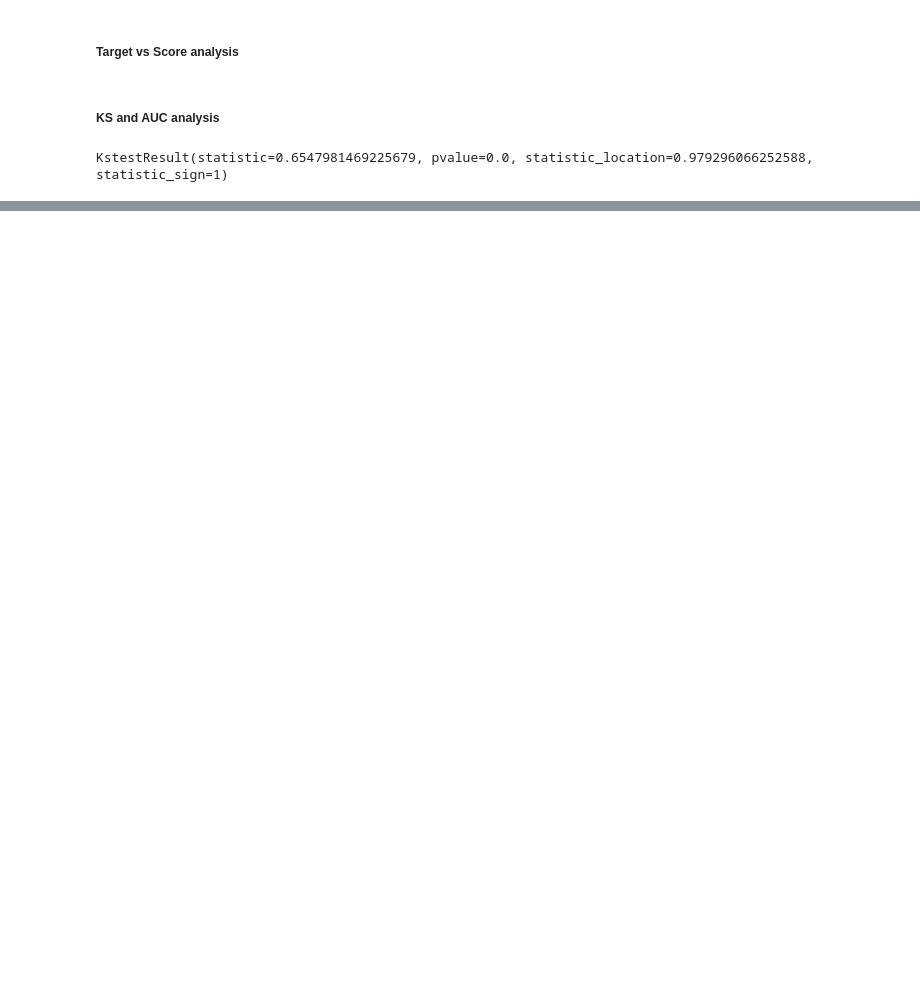
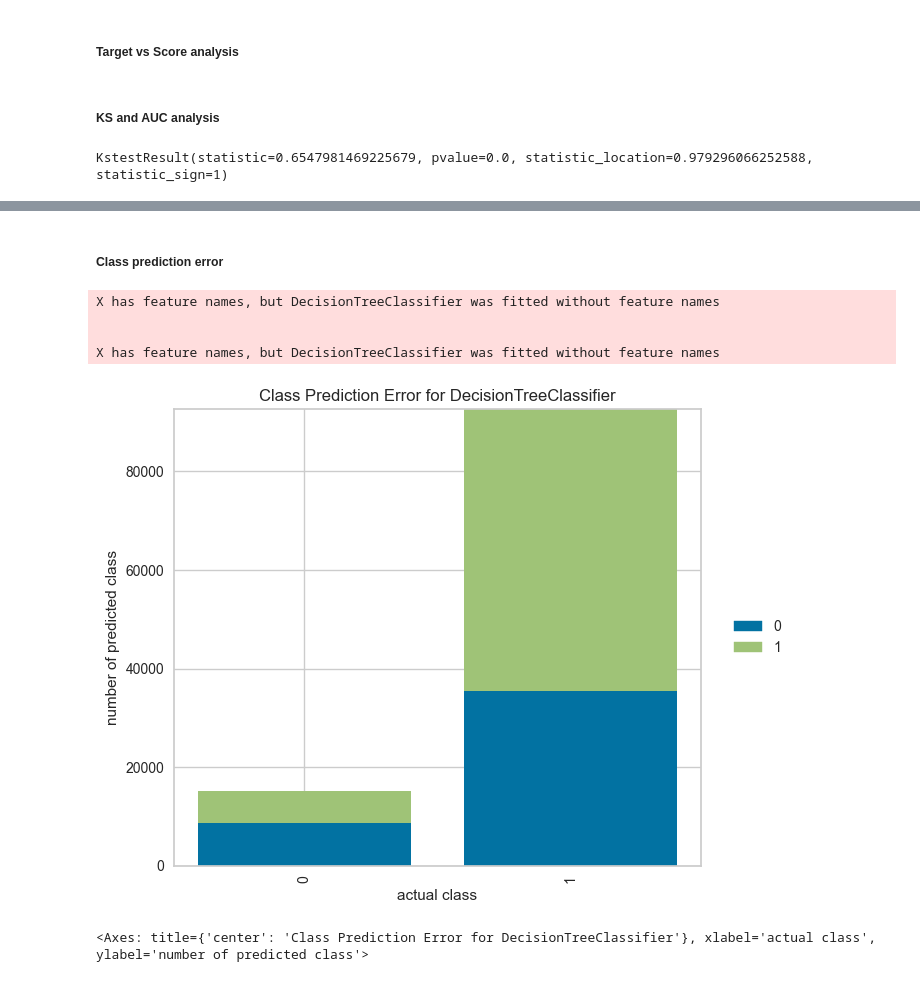
Before and after one commit to yvesemmanuel/machine_learning, a Jupyter notebook: credit analysis/decision_tree/evaluation.ipynb, the cells around one changed output, grey strips where cells are left out. Saved outputs shown, nothing was run; the diff lists cells and outputs as text; code cells hidden in the pictures; blank space fills up the shorter version.

```diff
--- a/credit analysis/decision_tree/evaluation.ipynb
+++ b/credit analysis/decision_tree/evaluation.ipynb
@@ -92,0 +128,15 @@ NameError: name 'ROCAUC' is not defined
+# %% [markdown]
+##### Class prediction error
+# %%
+visualizer = ClassPredictionError(model, classes=[0, 1])
+
+visualizer.fit(X_train, y_train)
+visualizer.score(X_test, y_test)
+visualizer.show()
+# %% [output]
+X has feature names, but DecisionTreeClassifier was fitted without feature names
+
+
+X has feature names, but DecisionTreeClassifier was fitted without feature names
+[figure, added]
+<Axes: title={'center': 'Class Prediction Error for DecisionTreeClassifier'}, xlabel='actual class', ylabel='number of predicted class'>
```
Also changed, not shown: parts of 8 cells of this notebook, 3 other files.
